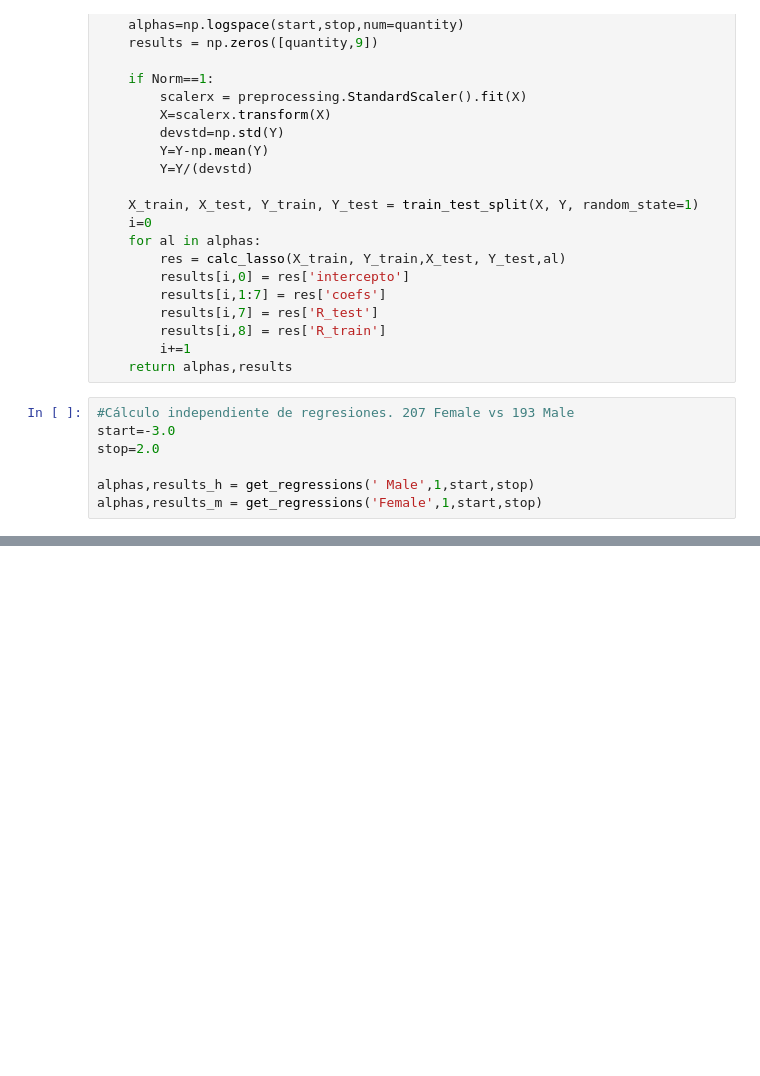
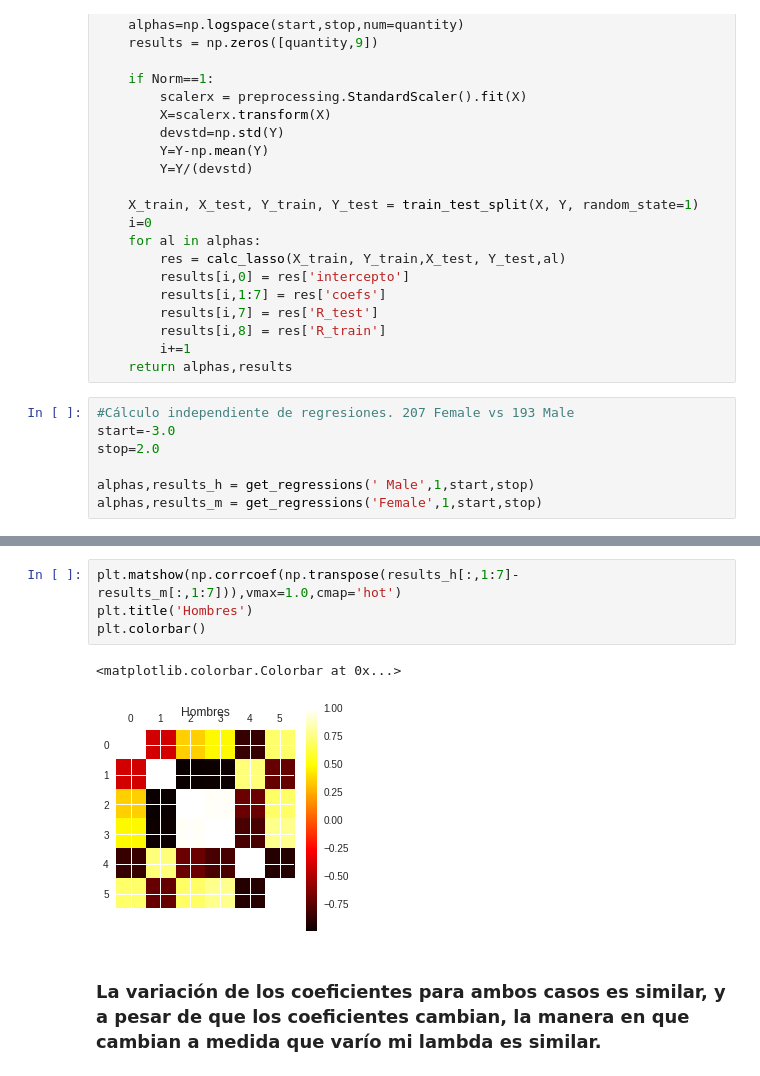
Before and after one commit to canrilo/CamiloRivera_MCA, a Jupyter notebook: week11/LASSO-7-04.ipynb, the cells around one changed output, grey strips where cells are left out. Cells and saved outputs as stored; diff of their text form; blank space fills up the shorter version.

```diff
--- a/week11/LASSO-7-04.ipynb
+++ b/week11/LASSO-7-04.ipynb
@@ -82,0 +108,9 @@ plt.title('Hombres: 207')
+# %%
+plt.matshow(np.corrcoef(np.transpose(results_h[:,1:7]-results_m[:,1:7])),vmax=1.0,cmap='hot')
+plt.title('Hombres')
+plt.colorbar()
+# %% [output]
+<matplotlib.colorbar.Colorbar at 0x...>
+[figure, added]
+# %% [markdown]
+### La variación de los coeficientes para ambos casos es similar, y a pesar de que los coeficientes cambian, la manera en que cambian a medida que varío mi lambda es similar.
```
Also changed, not shown: parts of 6 cells of this notebook, 3 other files.
